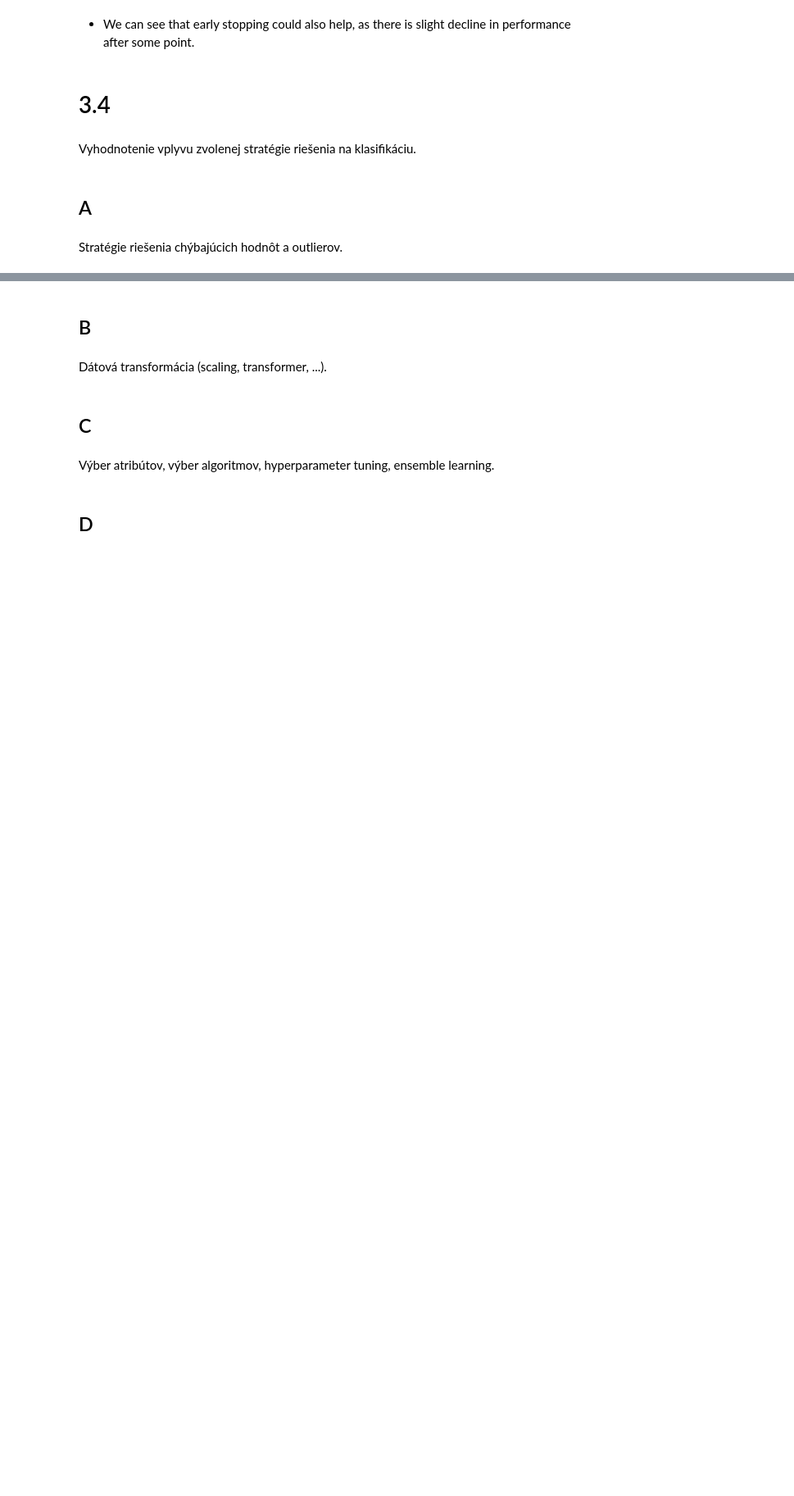
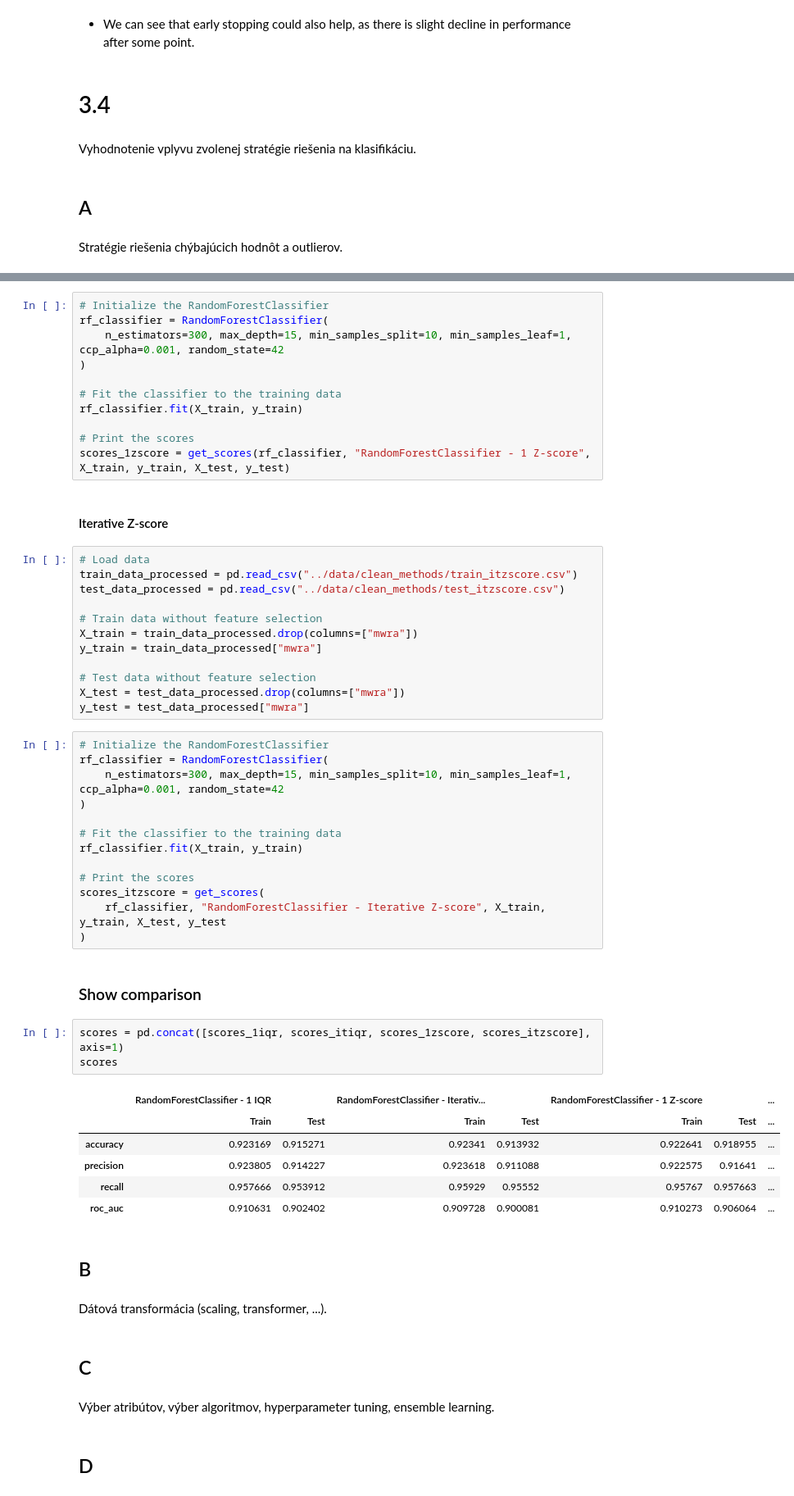
Before and after one commit to MBabiar/IAU-Project, a Jupyter notebook: src/Phase_3.ipynb, the cells around one changed output, grey strips where cells are left out. Shown at 82% size. Saved outputs shown, nothing was run; the diff lists cells and outputs as text; blank space fills up the shorter version.

```diff
--- a/src/Phase_3.ipynb
+++ b/src/Phase_3.ipynb
@@ -1136,3 +1647,53 @@ Stratégie riešenia chýbajúcich hodnôt a outlierov.
+# %%
+# Initialize the RandomForestClassifier
+rf_classifier = RandomForestClassifier(
+    n_estimators=300, max_depth=15, min_samples_split=10, min_samples_leaf=1, ccp_alpha=0.001, random_state=42
+)
+
+# Fit the classifier to the training data
+rf_classifier.fit(X_train, y_train)
+
+# Print the scores
+scores_1zscore = get_scores(rf_classifier, "RandomForestClassifier - 1 Z-score", X_train, y_train, X_test, y_test)
+# %% [markdown]
+#### Iterative Z-score
+# %%
+# Load data
+train_data_processed = pd.read_csv("../data/clean_methods/train_itzscore.csv")
+test_data_processed = pd.read_csv("../data/clean_methods/test_itzscore.csv")
+
+# Train data without feature selection
+X_train = train_data_processed.drop(columns=["mwra"])
+y_train = train_data_processed["mwra"]
+
+# Test data without feature selection
+X_test = test_data_processed.drop(columns=["mwra"])
+y_test = test_data_processed["mwra"]
+# %%
+# Initialize the RandomForestClassifier
+rf_classifier = RandomForestClassifier(
+    n_estimators=300, max_depth=15, min_samples_split=10, min_samples_leaf=1, ccp_alpha=0.001, random_state=42
+)
+
+# Fit the classifier to the training data
+rf_classifier.fit(X_train, y_train)
+
+# Print the scores
+scores_itzscore = get_scores(
+    rf_classifier, "RandomForestClassifier - Iterative Z-score", X_train, y_train, X_test, y_test
+)
+# %% [markdown]
+### Show comparison
+# %%
+scores = pd.concat([scores_1iqr, scores_itiqr, scores_1zscore, scores_itzscore], axis=1)
+scores
+# %% [output]
+|  | RandomForestClassifier - 1 IQR |  | RandomForestClassifier - Iterativ... |  | RandomForestClassifier - 1 Z-score |  | ... |
+|  | Train | Test | Train | Test | Train | Test | ... |
+| accuracy | 0.923169 | 0.915271 | 0.92341 | 0.913932 | 0.922641 | 0.918955 | ... |
+| precision | 0.923805 | 0.914227 | 0.923618 | 0.911088 | 0.922575 | 0.91641 | ... |
+| recall | 0.957666 | 0.953912 | 0.95929 | 0.95552 | 0.95767 | 0.957663 | ... |
+| roc_auc | 0.910631 | 0.902402 | 0.909728 | 0.900081 | 0.910273 | 0.906064 | ... |
 # %% [markdown]
 ## B
 # %% [markdown]
```
Also changed, not shown: parts of 80 cells of this notebook, 8 other files.
